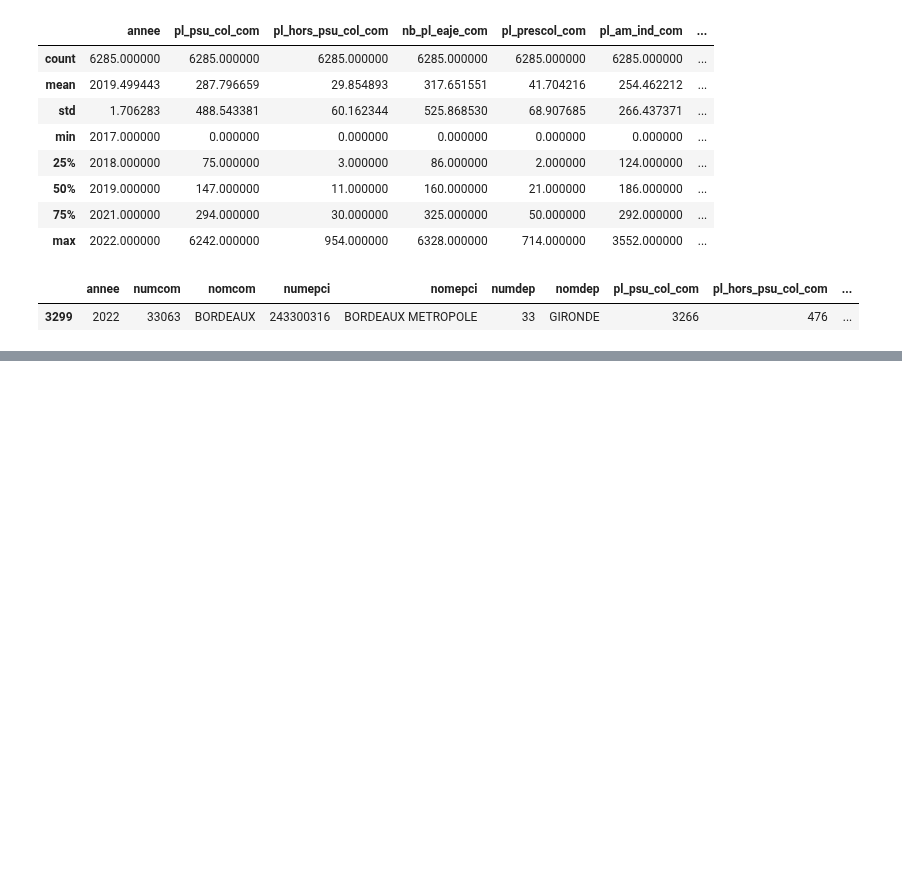
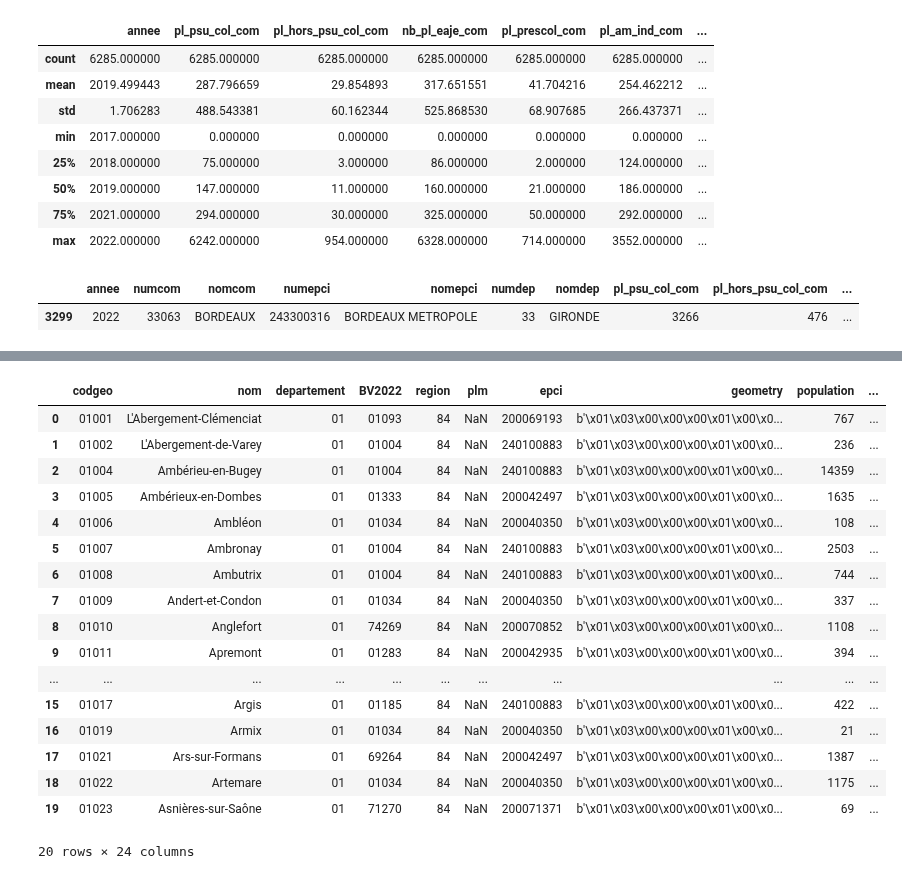
Before and after one commit to jbesan/13_odis_stream2, a Jupyter notebook: notebooks/odis_stream2_data_gathering.ipynb, the cells around one changed output, grey strips where cells are left out. Cells and saved outputs as stored; diff of their text form; code cells hidden in the pictures; blank space fills up the shorter version.

```diff
--- a/notebooks/odis_stream2_data_gathering.ipynb
+++ b/notebooks/odis_stream2_data_gathering.ipynb
@@ -975,4 +983,25 @@ dtypes: float64(14), int64(2), object(8)
 memory usage: 6.4+ MB
+# %%
+com.head(20)
+# %% [output]
+|  | codgeo | nom | departement | BV2022 | region | plm | epci | geometry | population | ... |
+| 0 | 01001 | L'Abergement-Clémenciat | 01 | 01093 | 84 | NaN | 200069193 | b'\x01\x03\x00\x00\x00\x01\x00\x0... | 767 | ... |
+| 1 | 01002 | L'Abergement-de-Varey | 01 | 01004 | 84 | NaN | 240100883 | b'\x01\x03\x00\x00\x00\x01\x00\x0... | 236 | ... |
+| 2 | 01004 | Ambérieu-en-Bugey | 01 | 01004 | 84 | NaN | 240100883 | b'\x01\x03\x00\x00\x00\x01\x00\x0... | 14359 | ... |
+| 3 | 01005 | Ambérieux-en-Dombes | 01 | 01333 | 84 | NaN | 200042497 | b'\x01\x03\x00\x00\x00\x01\x00\x0... | 1635 | ... |
+| 4 | 01006 | Ambléon | 01 | 01034 | 84 | NaN | 200040350 | b'\x01\x03\x00\x00\x00\x01\x00\x0... | 108 | ... |
+| 5 | 01007 | Ambronay | 01 | 01004 | 84 | NaN | 240100883 | b'\x01\x03\x00\x00\x00\x01\x00\x0... | 2503 | ... |
+| 6 | 01008 | Ambutrix | 01 | 01004 | 84 | NaN | 240100883 | b'\x01\x03\x00\x00\x00\x01\x00\x0... | 744 | ... |
+| 7 | 01009 | Andert-et-Condon | 01 | 01034 | 84 | NaN | 200040350 | b'\x01\x03\x00\x00\x00\x01\x00\x0... | 337 | ... |
+| 8 | 01010 | Anglefort | 01 | 74269 | 84 | NaN | 200070852 | b'\x01\x03\x00\x00\x00\x01\x00\x0... | 1108 | ... |
+| 9 | 01011 | Apremont | 01 | 01283 | 84 | NaN | 200042935 | b'\x01\x03\x00\x00\x00\x01\x00\x0... | 394 | ... |
+| ... | ... | ... | ... | ... | ... | ... | ... | ... | ... | ... |
+| 15 | 01017 | Argis | 01 | 01185 | 84 | NaN | 240100883 | b'\x01\x03\x00\x00\x00\x01\x00\x0... | 422 | ... |
+| 16 | 01019 | Armix | 01 | 01034 | 84 | NaN | 200040350 | b'\x01\x03\x00\x00\x00\x01\x00\x0... | 21 | ... |
+| 17 | 01021 | Ars-sur-Formans | 01 | 69264 | 84 | NaN | 200042497 | b'\x01\x03\x00\x00\x00\x01\x00\x0... | 1387 | ... |
+| 18 | 01022 | Artemare | 01 | 01034 | 84 | NaN | 200040350 | b'\x01\x03\x00\x00\x00\x01\x00\x0... | 1175 | ... |
+| 19 | 01023 | Asnières-sur-Saône | 01 | 71270 | 84 | NaN | 200071371 | b'\x01\x03\x00\x00\x00\x01\x00\x0... | 69 | ... |
+20 rows × 24 columns
 # %%
 com[com.codgeo=="33281"].transpose()
 # %% [output]
```
Also changed, not shown: parts of 14 cells of this notebook, 48 other files.
